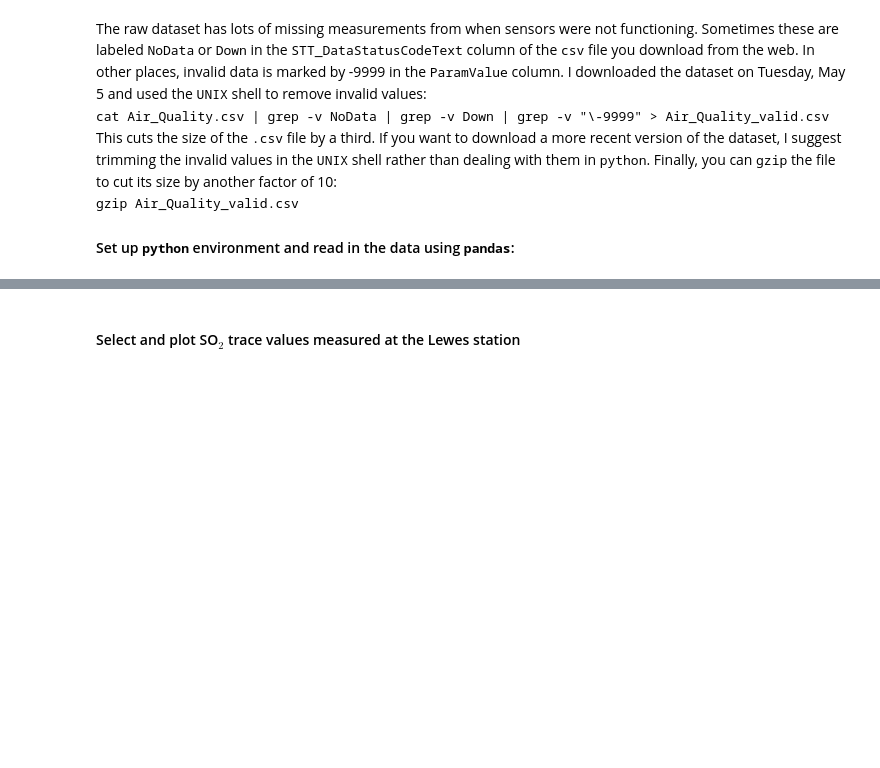
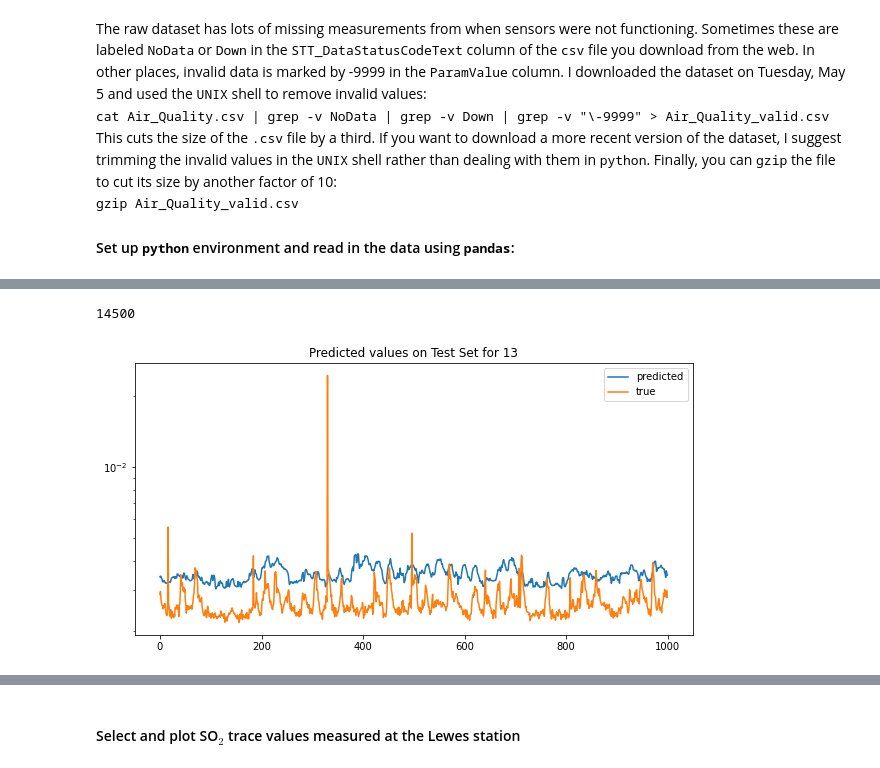
Before and after one commit to ahmadryan/COVID19hackathon, a Jupyter notebook: air_quality.ipynb, the cells around one changed output, grey strips where cells are left out. Cells and saved outputs as stored; diff of their text form; code cells hidden in the pictures; blank space fills up the shorter version.

```diff
--- a/air_quality.ipynb
+++ b/air_quality.ipynb
@@ -56,0 +280,18 @@ Available measurements: ['SO2 Trace Level' 'CO Trace Level' 'Temp' 'NOX' 'Ozone'
+# %%
+ind2
+# %% [output]
+14500
+# %%
+ind1= -1001
+ind2=ind1 + 1000
+pl.figure(figsize=(10,5))
+predicted_value = model.predict(teX)[ind1:ind2]
+true_value = teY.values[ind1:ind2]
+
+pl.plot(predicted_value, label="predicted")
+pl.plot(true_value, label="true")
+pl.title("Predicted values on Test Set for %s"%(i))
+pl.legend(loc="upper right")
+pl.yscale('log')
+# %% [output]
+[figure, added]
```
Also changed, not shown: parts of 57 cells of this notebook.
